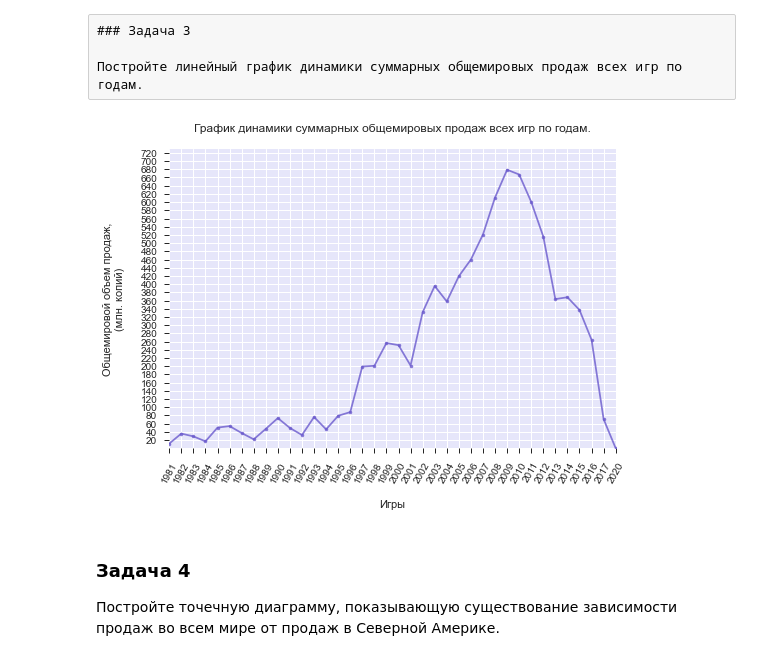
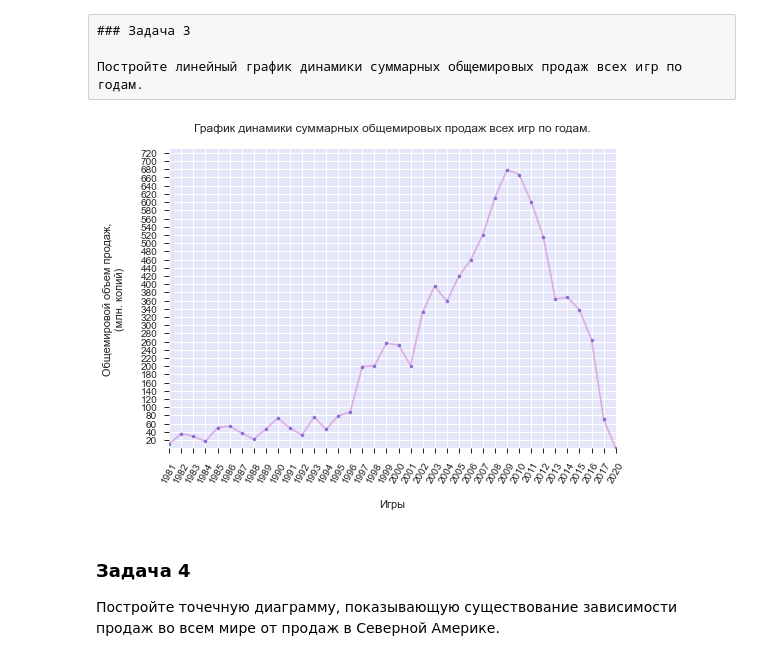
Before and after one commit to tkiwiber/numpy1, a Jupyter notebook: numpy_hw5/matplotlib_1_ДЗ.ipynb, the cells around one changed output. Drawn from its saved outputs; the diff is of its cells as text; code cells hidden in the pictures.

```diff
--- a/numpy_hw5/matplotlib_1_ДЗ.ipynb
+++ b/numpy_hw5/matplotlib_1_ДЗ.ipynb
@@ -189,35 +189,35 @@ series = df.groupby('Year')['Global_Sales'].agg('sum')
 
 x_range = series.index.astype(int)
 y_range = series.round(2)
 bins_nbr = len(y_range)
 label_len = 15
 
 x_positions = x_range
 y_positions = y_range
 
 # Тема и инициализация
 plt.style.use('seaborn')
 fig, ax = plt.subplots()
 
 # Заголовки
 ax.set_title('График динамики суммарных общемировых продаж всех игр по годам.\n')
 ax.set_ylabel('Общемировой объем продаж,\n(млн. копий)\n')
 ax.set_xlabel('\nИгры')
 
 # Оси и подписи
 setup_draw(ax, limx=(min(x_positions), max(x_positions)-3), limy=(min(y_positions), max(y_positions)+50), ystep=20, minor=False)
 
 # ax.xaxis.set_major_locator(ticker.FixedLocator(x_positions))
 # ax.xaxis.set_major_formatter(ticker.FixedFormatter(x_positions))
 # ax.yaxis.set_major_locator(ticker.FixedLocator(y_positions))
 # ax.yaxis.set_major_formatter(ticker.FixedFormatter(y_positions))
 ax.set_xticklabels(x_positions, rotation=60, ha='center')
 
 # Создание визуализации и отрисовка
-ax.plot(x_range, y_range, alpha=0.8, color='slateblue', marker='.')
+ax.plot(x_range, y_range, alpha=0.8, color='plum', marker='.', markerfacecolor='slateblue')
 fig.show()
 # %% [output]
-[figure, old version]
+[figure, new version]
 # %% [markdown]
 ### Задача 4
 
```
Also changed, not shown: parts of 1 cell of this notebook.
